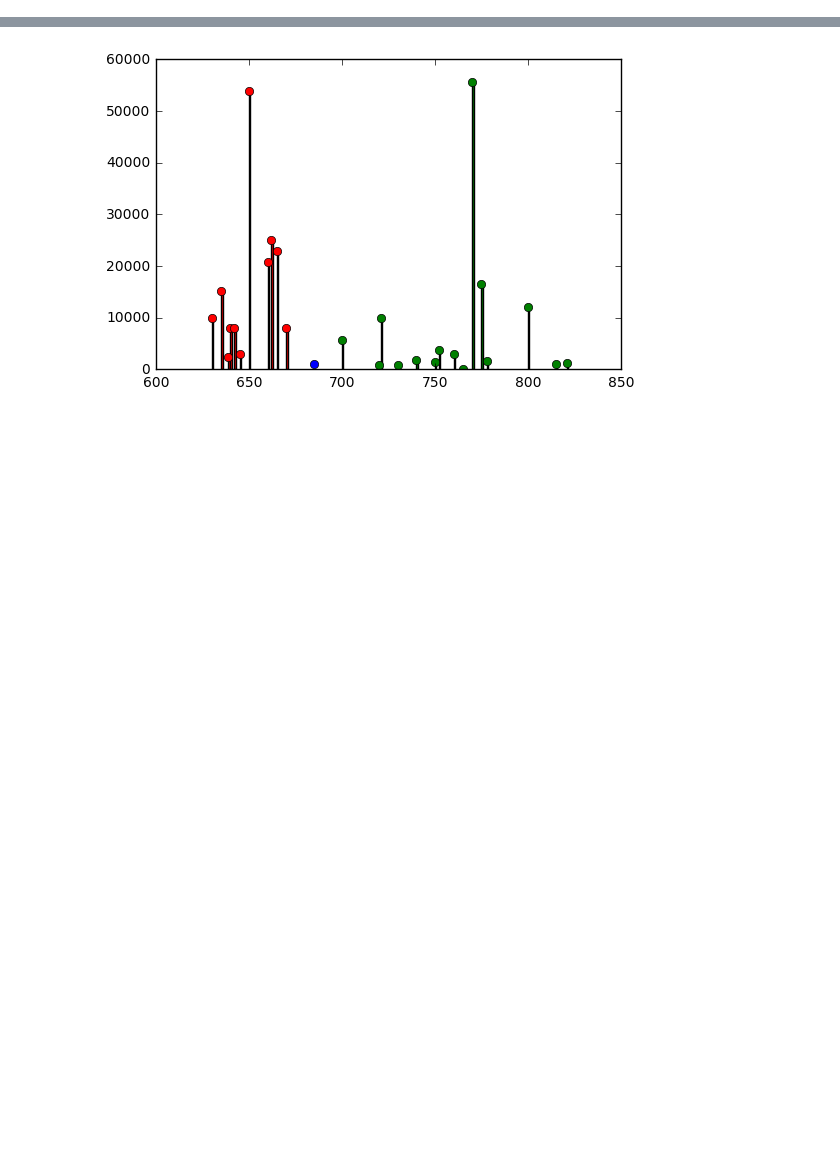
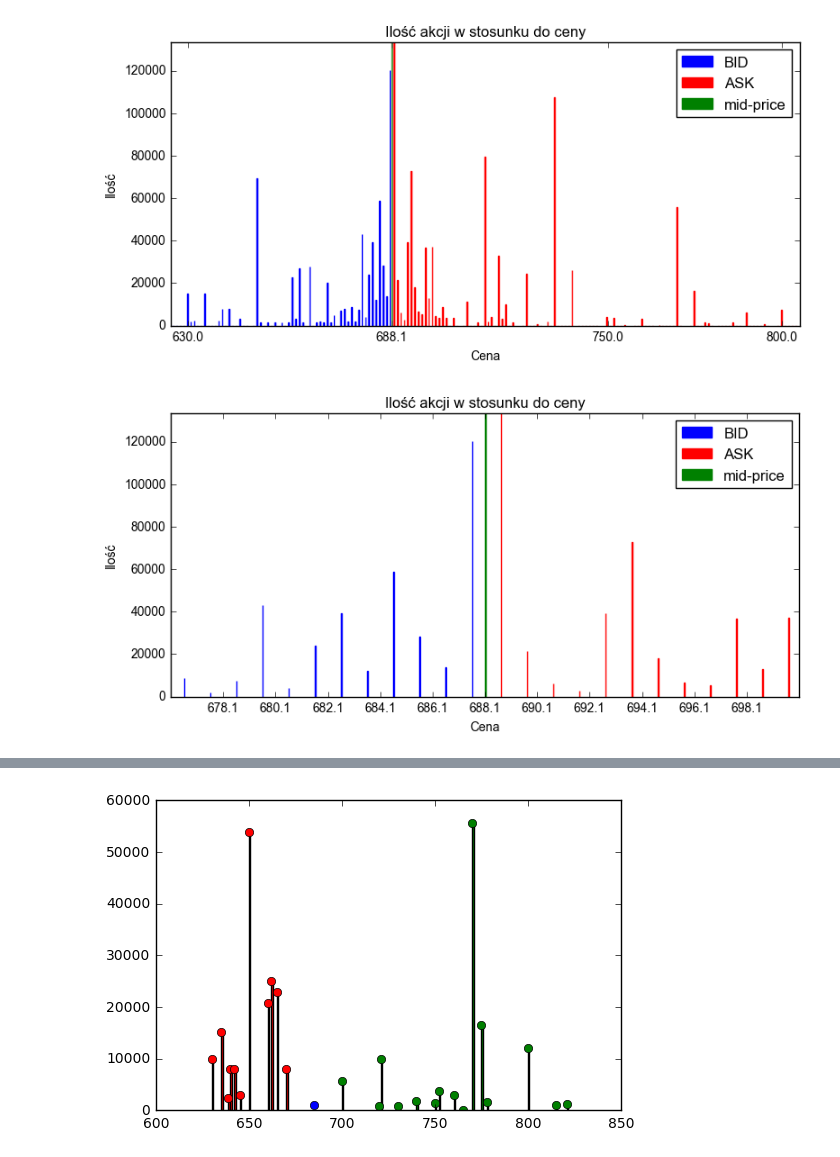
Before and after one commit to DawPawel/PracaLicencjacka, a Jupyter notebook: Projekt.ipynb, the cells around one changed output, grey strips where cells are left out. Saved outputs shown, nothing was run; the diff lists cells and outputs as text; code cells hidden in the pictures; blank space fills up the shorter version.

```diff
--- a/Projekt.ipynb
+++ b/Projekt.ipynb
@@ -35,0 +212,9 @@ tabCalPo1razy170 = (((tablicaCalekPo1BezDzielenia[indeksy]).T[:170]).T)*1
+# %%
+tablica = np.zeros((len(X), liczbaWspolrzednych), dtype=int)
+i = 0
+for wiersz in X:
+    for item in wiersz.bid:
+        tablica[i][int((item[0] - minimum)*10)] = int(-item[1])
+    for item in wiersz.ask:
+        tablica[i][int((item[0] - minimum)*10)] = int(item[1])
+    i += 1
@@ -35,0 +260,17 @@ tabCalPo1razy170 = (((tablicaCalekPo1BezDzielenia[indeksy]).T[:170]).T)*1
+# %%
+tablicaTickowPo1, tablicaTickowPo1Wsp = generujTabliceTickow(150, lambda x: 1)
+# %%
+wiersz = tablicaTickowPo1[nrWiersza]
+wierszWsp = np.array(tablicaTickowPo1Wsp[nrWiersza])
+askMask = np.arange(0, len(wiersz), 2)
+bidMask = askMask + 1
+narysujPrzykladowyWykres(wierszWsp[askMask], wiersz[askMask],
+                         wierszWsp[bidMask], wiersz[bidMask] * (-1),
+                         midPrice, "PrzykladDanychDlaTablicyTickowPo1")
+
+narysujPrzykladowyWykres(wierszWsp[askMask], wiersz[askMask],
+                         wierszWsp[bidMask], wiersz[bidMask] * (-1),
+                         midPrice, "PrzykladDanychDlaTablicyTickowPo1Przyblizenie", True)
+# %% [output]
+[figure, added]
+[figure, added]
```
Also changed, not shown: parts of 16 cells of this notebook, 13 other files.
